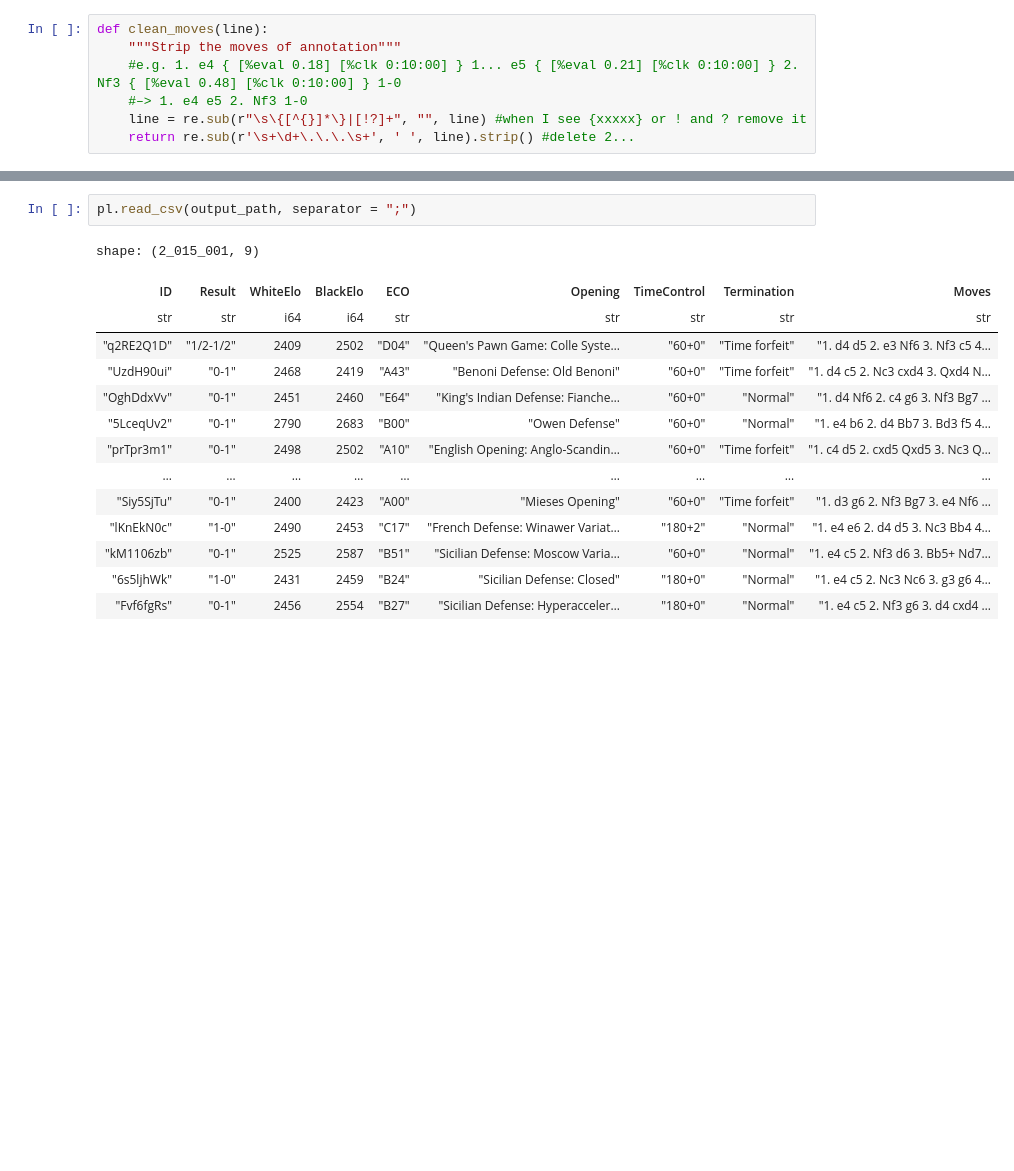
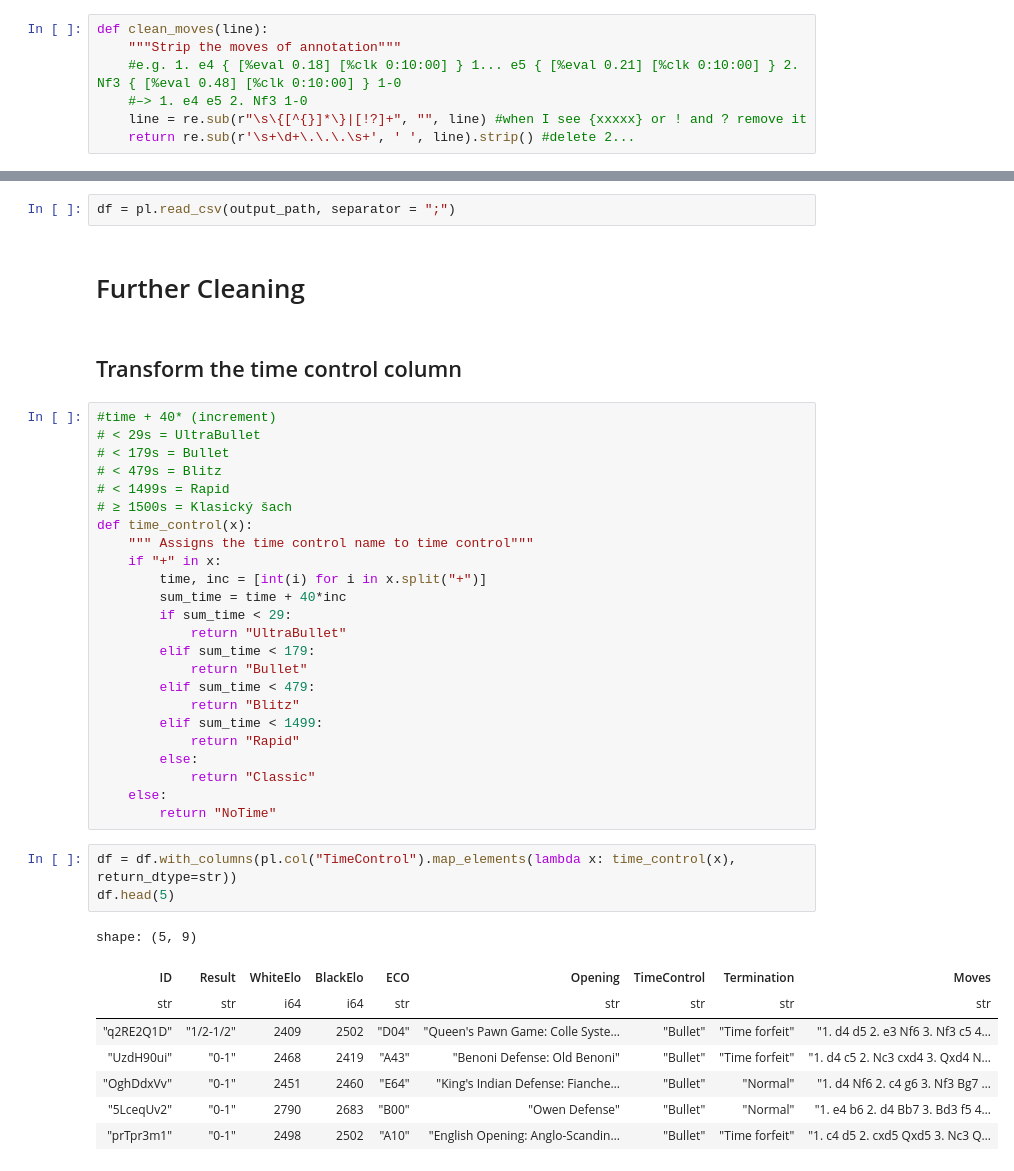
Before and after one commit to Dominika0202/Chess-opening-trainer, a Jupyter notebook: 1_data_cleaning.ipynb, the cells around one changed output, grey strips where cells are left out. Saved outputs shown, nothing was run; the diff lists cells and outputs as text; blank space fills up the shorter version.

Commit message:
Final cleaning

```diff
--- a/1_data_cleaning.ipynb
+++ b/1_data_cleaning.ipynb
@@ -141,17 +136,42 @@ Finished. Total checked: 97512351, loaded: 2015001, time: 3325.78 seconds
 # %%
-pl.read_csv(output_path, separator = ";")
+df = pl.read_csv(output_path, separator = ";")
-# %% [output]
-shape: (2_015_001, 9)
-| ID | Result | WhiteElo | BlackElo | ECO | Opening | TimeControl | Termination | Moves |
-| str | str | i64 | i64 | str | str | str | str | str |
-| "q2RE2Q1D" | "1/2-1/2" | 2409 | 2502 | "D04" | "Queen's Pawn Game: Colle Syste… | "60+0" | "Time forfeit" | "1. d4 d5 2. e3 Nf6 3. Nf3 c5 4… |
-| "UzdH90ui" | "0-1" | 2468 | 2419 | "A43" | "Benoni Defense: Old Benoni" | "60+0" | "Time forfeit" | "1. d4 c5 2. Nc3 cxd4 3. Qxd4 N… |
-| "OghDdxVv" | "0-1" | 2451 | 2460 | "E64" | "King's Indian Defense: Fianche… | "60+0" | "Normal" | "1. d4 Nf6 2. c4 g6 3. Nf3 Bg7 … |
-| "5LceqUv2" | "0-1" | 2790 | 2683 | "B00" | "Owen Defense" | "60+0" | "Normal" | "1. e4 b6 2. d4 Bb7 3. Bd3 f5 4… |
-| "prTpr3m1" | "0-1" | 2498 | 2502 | "A10" | "English Opening: Anglo-Scandin… | "60+0" | "Time forfeit" | "1. c4 d5 2. cxd5 Qxd5 3. Nc3 Q… |
-| … | … | … | … | … | … | … | … | … |
-| "Siy5SjTu" | "0-1" | 2400 | 2423 | "A00" | "Mieses Opening" | "60+0" | "Time forfeit" | "1. d3 g6 2. Nf3 Bg7 3. e4 Nf6 … |
-| "lKnEkN0c" | "1-0" | 2490 | 2453 | "C17" | "French Defense: Winawer Variat… | "180+2" | "Normal" | "1. e4 e6 2. d4 d5 3. Nc3 Bb4 4… |
-| "kM1106zb" | "0-1" | 2525 | 2587 | "B51" | "Sicilian Defense: Moscow Varia… | "60+0" | "Normal" | "1. e4 c5 2. Nf3 d6 3. Bb5+ Nd7… |
-| "6s5ljhWk" | "1-0" | 2431 | 2459 | "B24" | "Sicilian Defense: Closed" | "180+0" | "Normal" | "1. e4 c5 2. Nc3 Nc6 3. g3 g6 4… |
-| "Fvf6fgRs" | "0-1" | 2456 | 2554 | "B27" | "Sicilian Defense: Hyperacceler… | "180+0" | "Normal" | "1. e4 c5 2. Nf3 g6 3. d4 cxd4 … |
+# %% [markdown]
+# Further Cleaning
+# %% [markdown]
+## Transform the time control column
+# %%
+#time + 40* (increment)
+# < 29s = UltraBullet
+# < 179s = Bullet
+# < 479s = Blitz
+# < 1499s = Rapid
+# ≥ 1500s = Klasický šach
+def time_control(x):
+    """ Assigns the time control name to time control"""
+    if "+" in x:
+        time, inc = [int(i) for i in x.split("+")]
+        sum_time = time + 40*inc
+        if sum_time < 29:
+            return "UltraBullet"
+        elif sum_time < 179:
+            return "Bullet"
+        elif sum_time < 479:
+            return "Blitz"
+        elif sum_time < 1499:
+            return "Rapid"
+        else:
+            return "Classic"
+    else:
+        return "NoTime"
+# %%
+df = df.with_columns(pl.col("TimeControl").map_elements(lambda x: time_control(x), return_dtype=str))
+df.head(5)
+# %% [output]
+shape: (5, 9)
+| ID | Result | WhiteElo | BlackElo | ECO | Opening | TimeControl | Termination | Moves |
+| str | str | i64 | i64 | str | str | str | str | str |
+| "q2RE2Q1D" | "1/2-1/2" | 2409 | 2502 | "D04" | "Queen's Pawn Game: Colle Syste… | "Bullet" | "Time forfeit" | "1. d4 d5 2. e3 Nf6 3. Nf3 c5 4… |
+| "UzdH90ui" | "0-1" | 2468 | 2419 | "A43" | "Benoni Defense: Old Benoni" | "Bullet" | "Time forfeit" | "1. d4 c5 2. Nc3 cxd4 3. Qxd4 N… |
+| "OghDdxVv" | "0-1" | 2451 | 2460 | "E64" | "King's Indian Defense: Fianche… | "Bullet" | "Normal" | "1. d4 Nf6 2. c4 g6 3. Nf3 Bg7 … |
+| "5LceqUv2" | "0-1" | 2790 | 2683 | "B00" | "Owen Defense" | "Bullet" | "Normal" | "1. e4 b6 2. d4 Bb7 3. Bd3 f5 4… |
+| "prTpr3m1" | "0-1" | 2498 | 2502 | "A10" | "English Opening: Anglo-Scandin… | "Bullet" | "Time forfeit" | "1. c4 d5 2. cxd5 Qxd5 3. Nc3 Q… |
```
Also changed, not shown: parts of 12 cells of this notebook, 1 other file.
